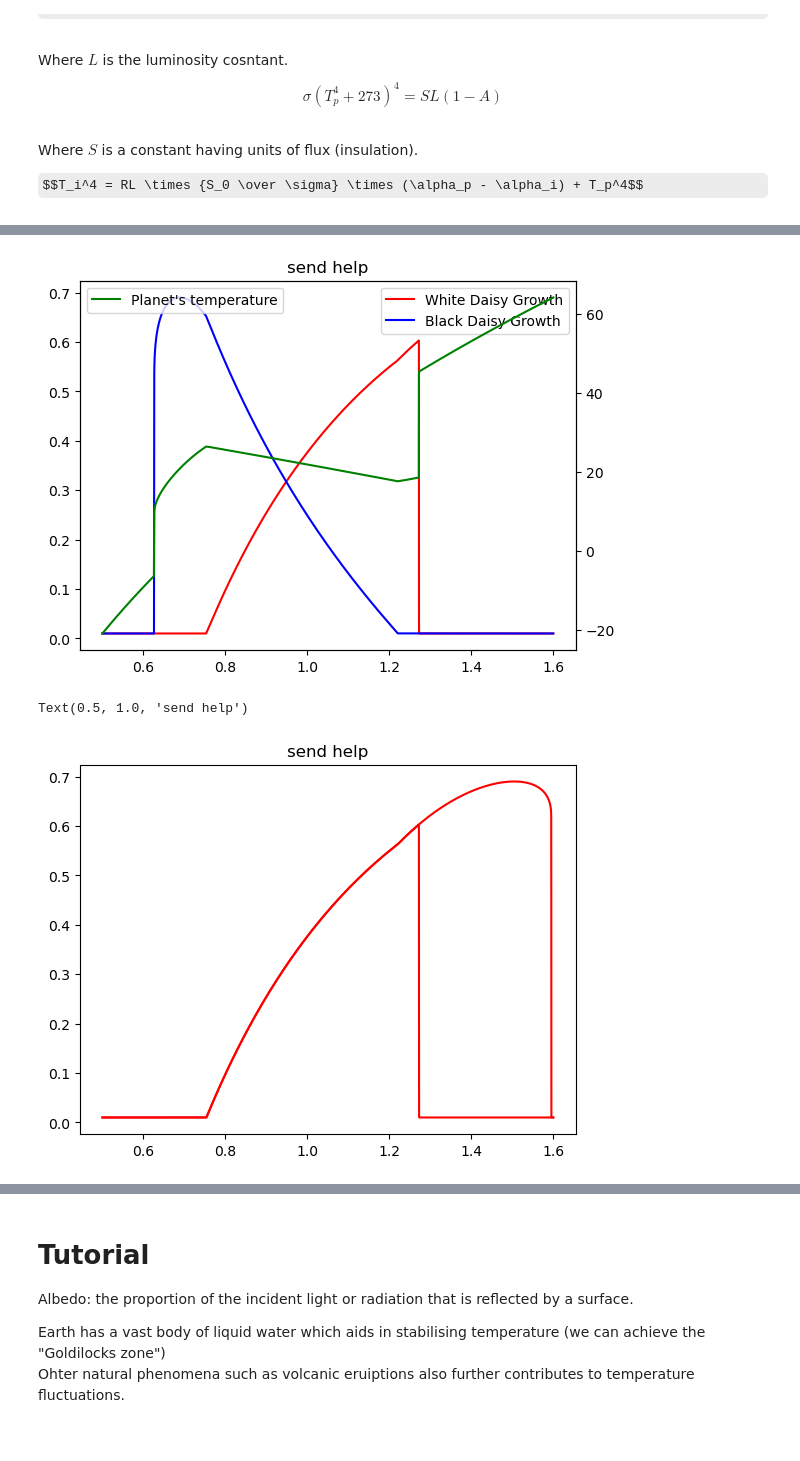
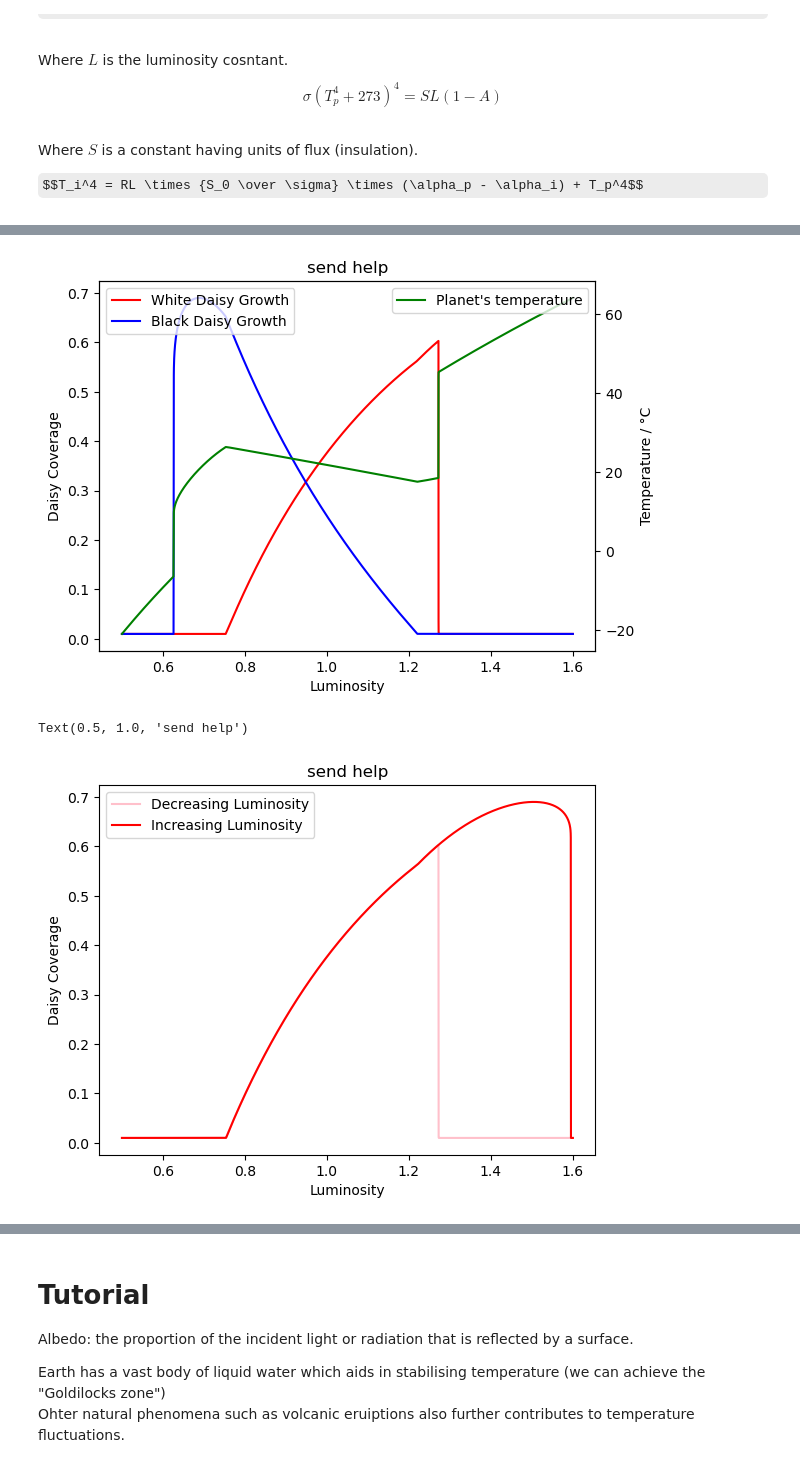
Before and after one commit to ChinZJ/SP3275, a Jupyter notebook: Daisyworld OOP.ipynb, the cells around one changed output, grey strips where cells are left out. Cells and saved outputs as stored; diff of their text form; code cells hidden in the pictures; some formulas as TeX source; blank space fills up the shorter version.

```diff
--- a/Daisyworld OOP.ipynb
+++ b/Daisyworld OOP.ipynb
@@ -244,32 +250,38 @@ plt.show()
 # %%
 #This graph was cheesed
 bdaisy = daisy('b', 0.1)
 wdaisy = daisy('w', 0.1)
 daisyworld = world(50,0.01, bdaisy, wdaisy, 'no')
 daisyworld.lumin = daisyworld.lumin[::-1]
 t_lst3, temp_lst3, bdaisy_cov_lst3, wdaisy_cov_lst3, lumin_lst3 = daisyworld.run()
 #Plotting
 ax1 = plt.subplot()
 ax2 = plt.subplot()
 ln1 = ax1.plot(lumin_lst3, wdaisy_cov_lst3, color = 'r', label = 'White Daisy Growth')
 ln2 = ax2.plot(lumin_lst3, bdaisy_cov_lst3, color = 'b', label = 'Black Daisy Growth')
 ax3 = ax1.twinx()
 ln3 = ax3.plot(lumin_lst3, temp_lst3, color = 'g', label = 'Planet\'s temperature')
 plt.title("send help")
-ax1.legend()
-ax3.legend()
+ax1.legend(loc = "upper left")
+ax3.legend(loc = "upper right")
+ax1.set_xlabel("Luminosity")
+ax1.set_ylabel("Daisy Coverage")
+ax3.set_ylabel("Temperature / °C")
 plt.show()
 # %% [output]
-[figure, old version]
+[figure, new version]
 # %%
 ax1 = plt.subplot()
 ax2 = plt.subplot()
-ln1 = ax1.plot(lumin_lst3[::-1], wdaisy_cov_lst3[::-1], color = 'r', label = 'White Daisy Growth')
-ln3 = ax1.plot(lumin_lst2, wdaisy_cov_lst2, color = 'r', label = 'White Daisy Growth')
+ln1 = ax1.plot(lumin_lst3[::-1], wdaisy_cov_lst3[::-1], color = 'pink', label = 'Decreasing Luminosity')
+ln3 = ax1.plot(luminlst2 , wdaisy_cov_lst2, color = 'r', label = 'Increasing Luminosity')
+ax1.legend(loc = "upper left")
+ax1.set_xlabel("Luminosity")
+ax1.set_ylabel("Daisy Coverage")
 plt.title("send help")
 # %% [output]
 Text(0.5, 1.0, 'send help')
-[figure, old version]
+[figure, new version]
 # %%
 ax1 = plt.subplot()
 ax2 = plt.subplot()
```
Also changed, not shown: parts of 4 cells of this notebook.
